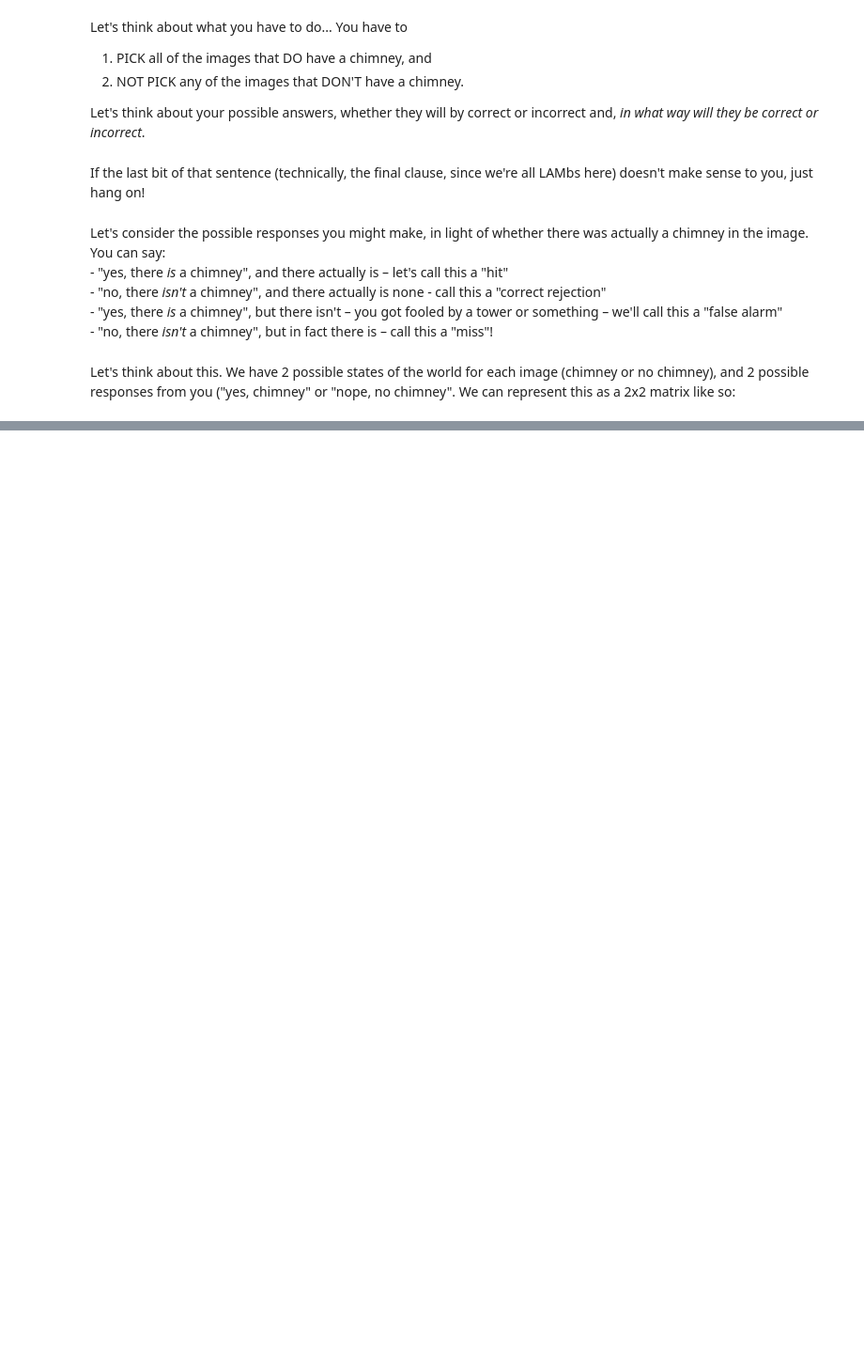
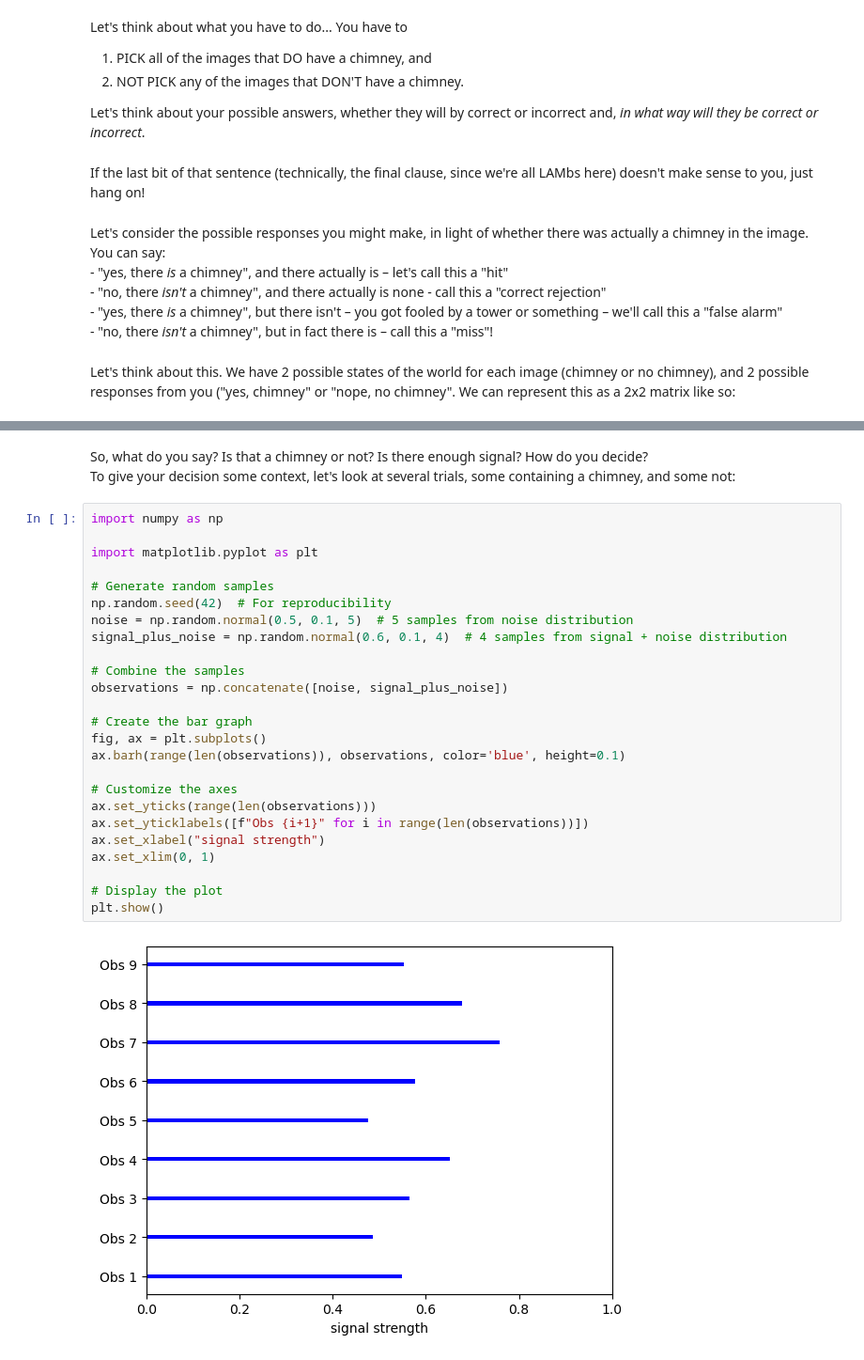
Before and after one commit to psychdatascience/FDS-CourseTwo, a Jupyter notebook: Other/ConfusionMatrix/confusion_matrix.ipynb, the cells around one changed output, grey strips where cells are left out. Shown: that part at 94% size. Drawn from its saved outputs; the diff is of its cells as text; blank space fills up the shorter version.

```diff
--- a/Other/ConfusionMatrix/confusion_matrix.ipynb
+++ b/Other/ConfusionMatrix/confusion_matrix.ipynb
@@ -30,0 +88,30 @@ Like this:
+# %% [markdown]
+So, what do you say? Is that a chimney or not? Is there enough signal? How do you decide?
+To give your decision some context, let's look at several trials, some containing a chimney, and some not:
+# %%
+import numpy as np
+
+import matplotlib.pyplot as plt
+
+# Generate random samples
+np.random.seed(42)  # For reproducibility
+noise = np.random.normal(0.5, 0.1, 5)  # 5 samples from noise distribution
+signal_plus_noise = np.random.normal(0.6, 0.1, 4)  # 4 samples from signal + noise distribution
+
+# Combine the samples
+observations = np.concatenate([noise, signal_plus_noise])
+
+# Create the bar graph
+fig, ax = plt.subplots()
+ax.barh(range(len(observations)), observations, color='blue', height=0.1)
+
+# Customize the axes
+ax.set_yticks(range(len(observations)))
+ax.set_yticklabels([f"Obs {i+1}" for i in range(len(observations))])
+ax.set_xlabel("signal strength")
+ax.set_xlim(0, 1)
+
+# Display the plot
+plt.show()
+# %% [output]
+[figure, added]
```
Also changed, not shown: parts of 16 cells of this notebook.
